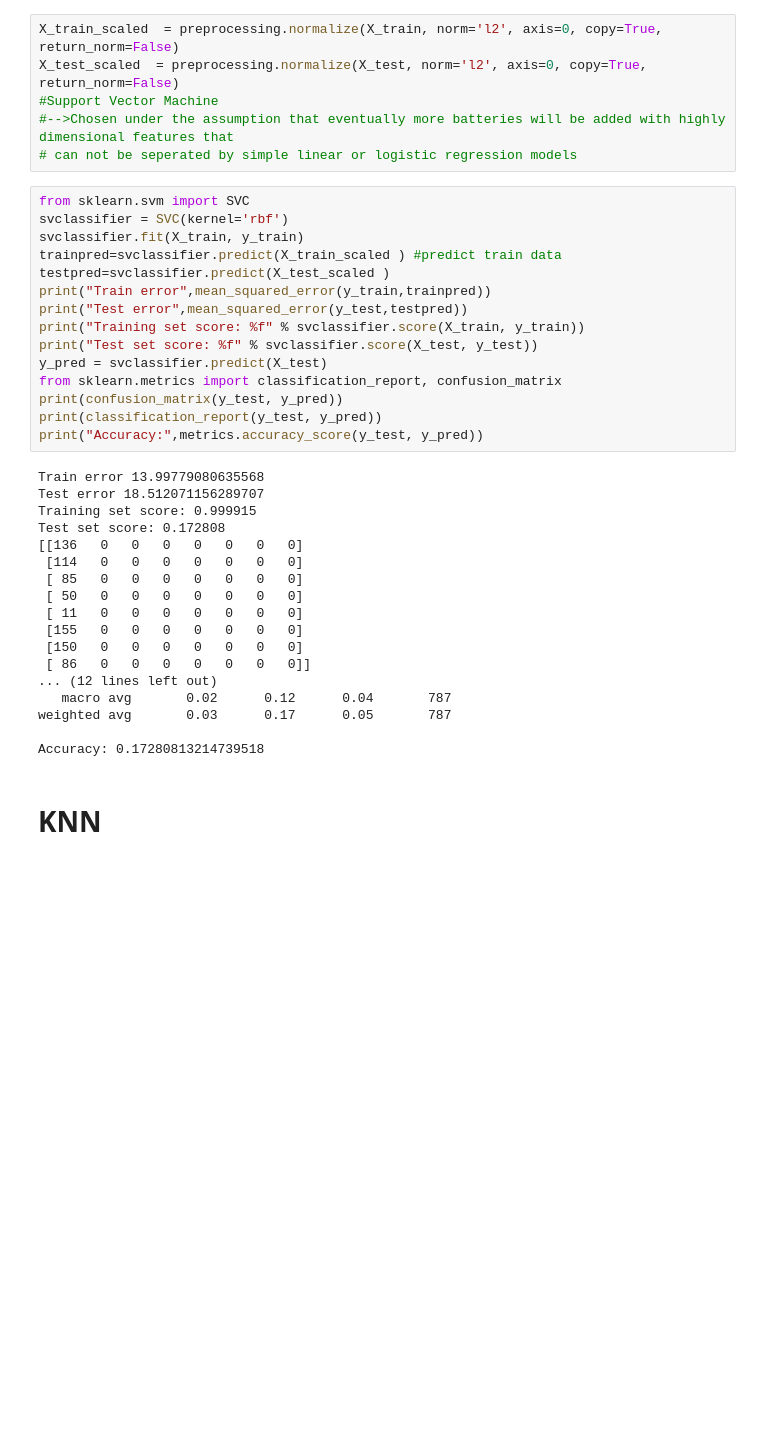
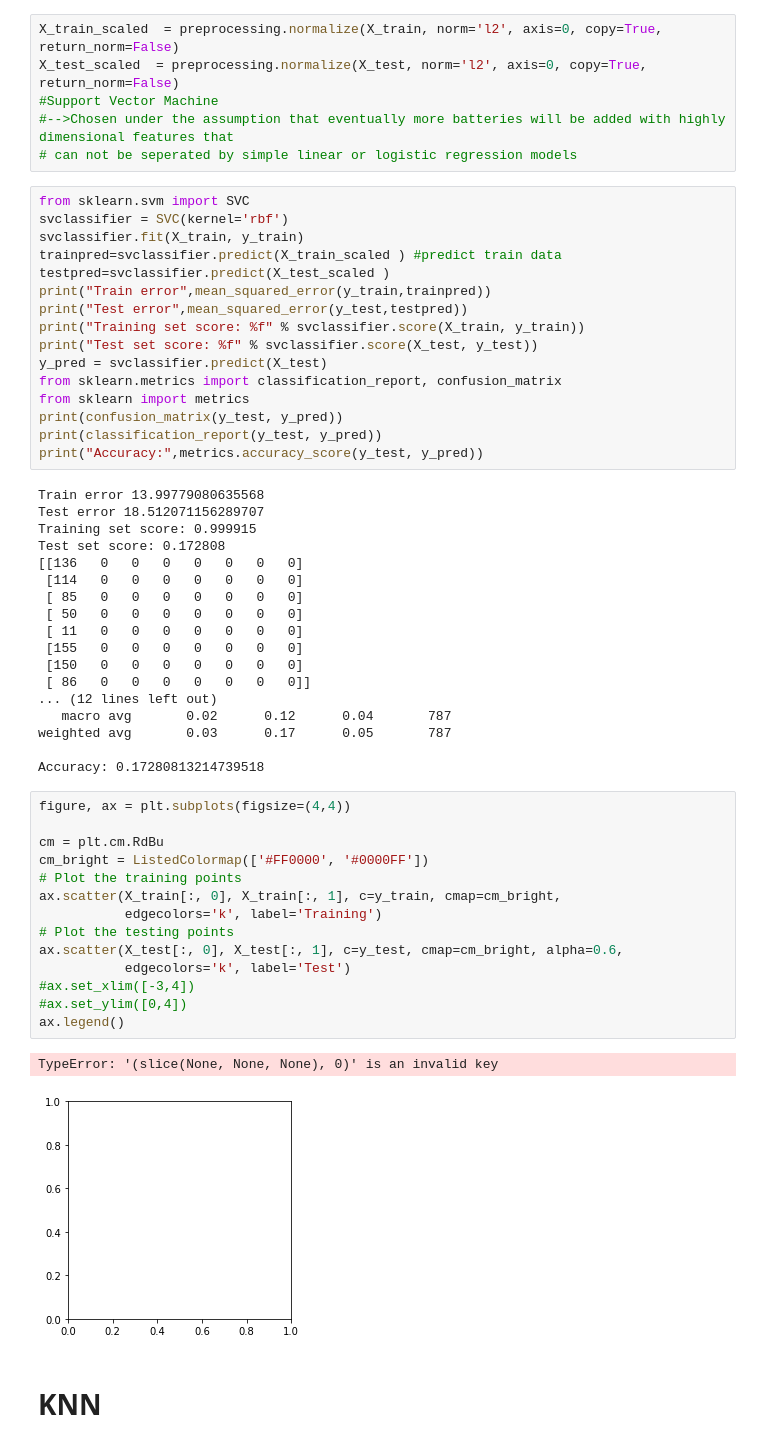
Before and after one commit to raman-noodles/raman-spectra-decomp-analysis, a Jupyter notebook: examples/supervised_machine_learning_dev.ipynb, the cells around one changed output. Drawn from its saved outputs; the diff is of its cells as text; blank space fills up the shorter version.

```diff
--- a/examples/supervised_machine_learning_dev.ipynb
+++ b/examples/supervised_machine_learning_dev.ipynb
@@ -727,6 +849,7 @@ print("Training set score: %f" % svclassifier.score(X_train, y_train))
 print("Test set score: %f" % svclassifier.score(X_test, y_test))
 y_pred = svclassifier.predict(X_test)
 from sklearn.metrics import classification_report, confusion_matrix
+from sklearn import metrics
 print(confusion_matrix(y_test, y_pred))
 print(classification_report(y_test, y_pred))
 print("Accuracy:",metrics.accuracy_score(y_test, y_pred))
@@ -748,6 +871,23 @@ Test set score: 0.172808
 weighted avg       0.03      0.17      0.05       787
 
 Accuracy: 0.17280813214739518
+# %%
+figure, ax = plt.subplots(figsize=(4,4))
+
+cm = plt.cm.RdBu
+cm_bright = ListedColormap(['#FF0000', '#0000FF'])
+# Plot the training points
+ax.scatter(X_train[:, 0], X_train[:, 1], c=y_train, cmap=cm_bright,
+           edgecolors='k', label='Training')
+# Plot the testing points
+ax.scatter(X_test[:, 0], X_test[:, 1], c=y_test, cmap=cm_bright, alpha=0.6,
+           edgecolors='k', label='Test')
+#ax.set_xlim([-3,4])
+#ax.set_ylim([0,4])
+ax.legend()
+# %% [output]
+TypeError: '(slice(None, None, None), 0)' is an invalid key
+[figure, added]
 # %% [markdown]
 # KNN
 # %%
```
Also changed, not shown: parts of 17 cells of this notebook.
